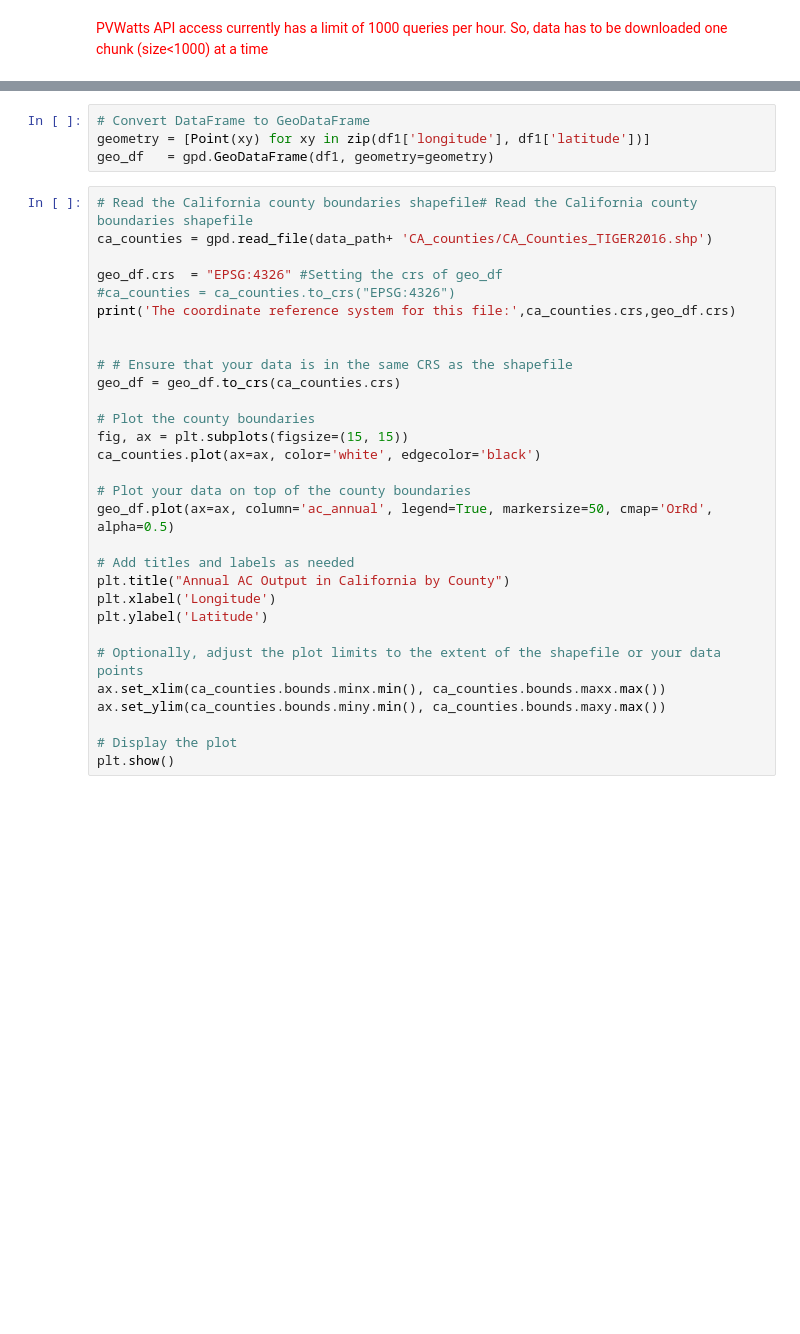
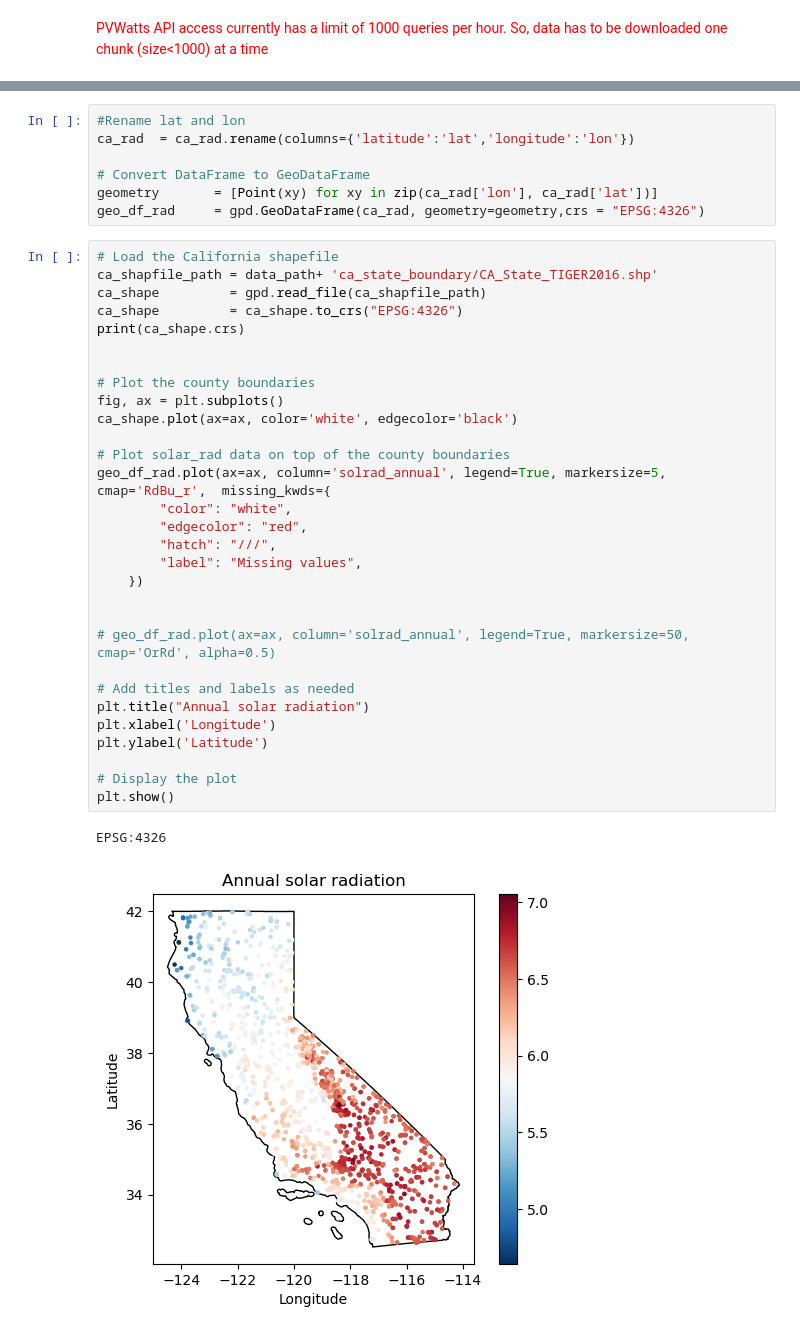
Before and after one commit to hrhampapura/SolarFarmPrediction, a Jupyter notebook: data_code/PVWatts_output.ipynb, the cells around one changed output, grey strips where cells are left out. Saved outputs shown, nothing was run; the diff lists cells and outputs as text; blank space fills up the shorter version.

```diff
--- a/data_code/PVWatts_output.ipynb
+++ b/data_code/PVWatts_output.ipynb
@@ -189,34 +334,40 @@ df1
 # %%
+#Rename lat and lon
+ca_rad  = ca_rad.rename(columns={'latitude':'lat','longitude':'lon'})
+
 # Convert DataFrame to GeoDataFrame
-geometry = [Point(xy) for xy in zip(df1['longitude'], df1['latitude'])]
-geo_df   = gpd.GeoDataFrame(df1, geometry=geometry)
+geometry       = [Point(xy) for xy in zip(ca_rad['lon'], ca_rad['lat'])]
+geo_df_rad     = gpd.GeoDataFrame(ca_rad, geometry=geometry,crs = "EPSG:4326")
 # %%
-# Read the California county boundaries shapefile# Read the California county boundaries shapefile
-ca_counties = gpd.read_file(data_path+ 'CA_counties/CA_Counties_TIGER2016.shp')
-
-geo_df.crs  = "EPSG:4326" #Setting the crs of geo_df
-#ca_counties = ca_counties.to_crs("EPSG:4326")
-print('The coordinate reference system for this file:',ca_counties.crs,geo_df.crs)
+# Load the California shapefile
+ca_shapfile_path = data_path+ 'ca_state_boundary/CA_State_TIGER2016.shp'
+ca_shape         = gpd.read_file(ca_shapfile_path)
+ca_shape         = ca_shape.to_crs("EPSG:4326")
+print(ca_shape.crs)
 
 
-# # Ensure that your data is in the same CRS as the shapefile
-geo_df = geo_df.to_crs(ca_counties.crs)
+# Plot the county boundaries
+fig, ax = plt.subplots()
+ca_shape.plot(ax=ax, color='white', edgecolor='black')
 
-# Plot the county boundaries
-fig, ax = plt.subplots(figsize=(15, 15))
-ca_counties.plot(ax=ax, color='white', edgecolor='black')
+# Plot solar_rad data on top of the county boundaries
+geo_df_rad.plot(ax=ax, column='solrad_annual', legend=True, markersize=5, cmap='RdBu_r',  missing_kwds={
+        "color": "white",
+        "edgecolor": "red",
+        "hatch": "///",
+        "label": "Missing values",
+    })
 
-# Plot your data on top of the county boundaries
-geo_df.plot(ax=ax, column='ac_annual', legend=True, markersize=50, cmap='OrRd', alpha=0.5)
+
+# geo_df_rad.plot(ax=ax, column='solrad_annual', legend=True, markersize=50, cmap='OrRd', alpha=0.5)
 
 # Add titles and labels as needed
-plt.title("Annual AC Output in California by County")
+plt.title("Annual solar radiation")
 plt.xlabel('Longitude')
 plt.ylabel('Latitude')
 
-# Optionally, adjust the plot limits to the extent of the shapefile or your data points
-ax.set_xlim(ca_counties.bounds.minx.min(), ca_counties.bounds.maxx.max())
-ax.set_ylim(ca_counties.bounds.miny.min(), ca_counties.bounds.maxy.max())
-
 # Display the plot
 plt.show()
+# %% [output]
+EPSG:4326
+[figure, added]
```
Also changed, not shown: parts of 34 cells of this notebook, 5 other files.
